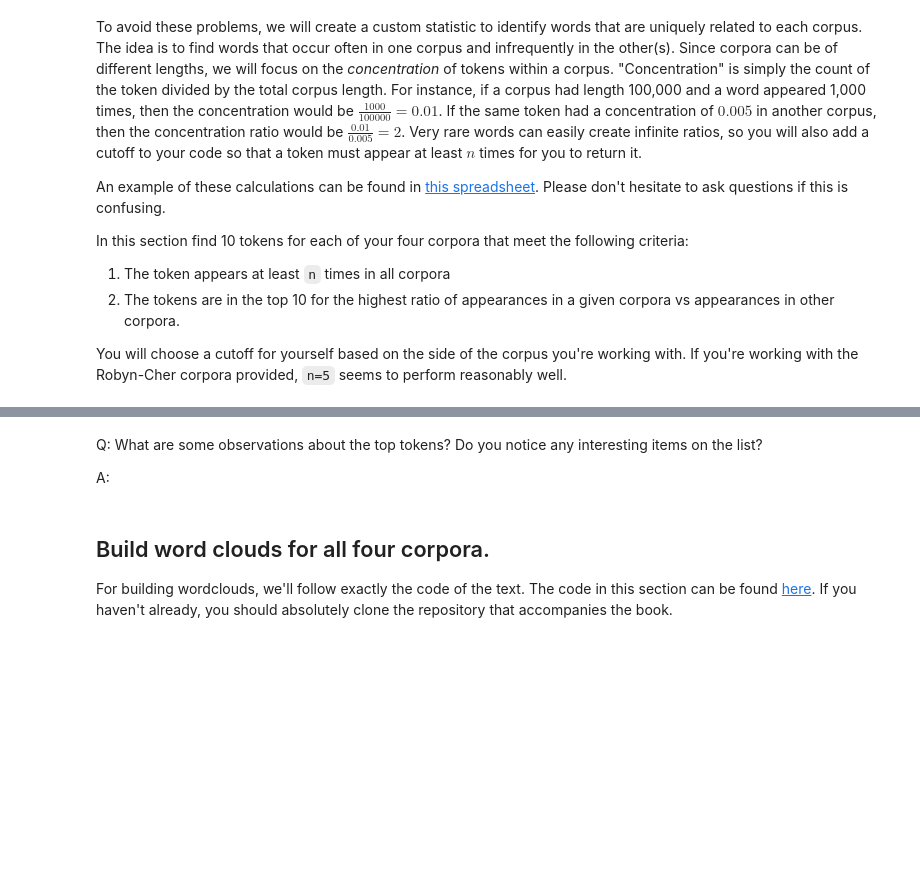
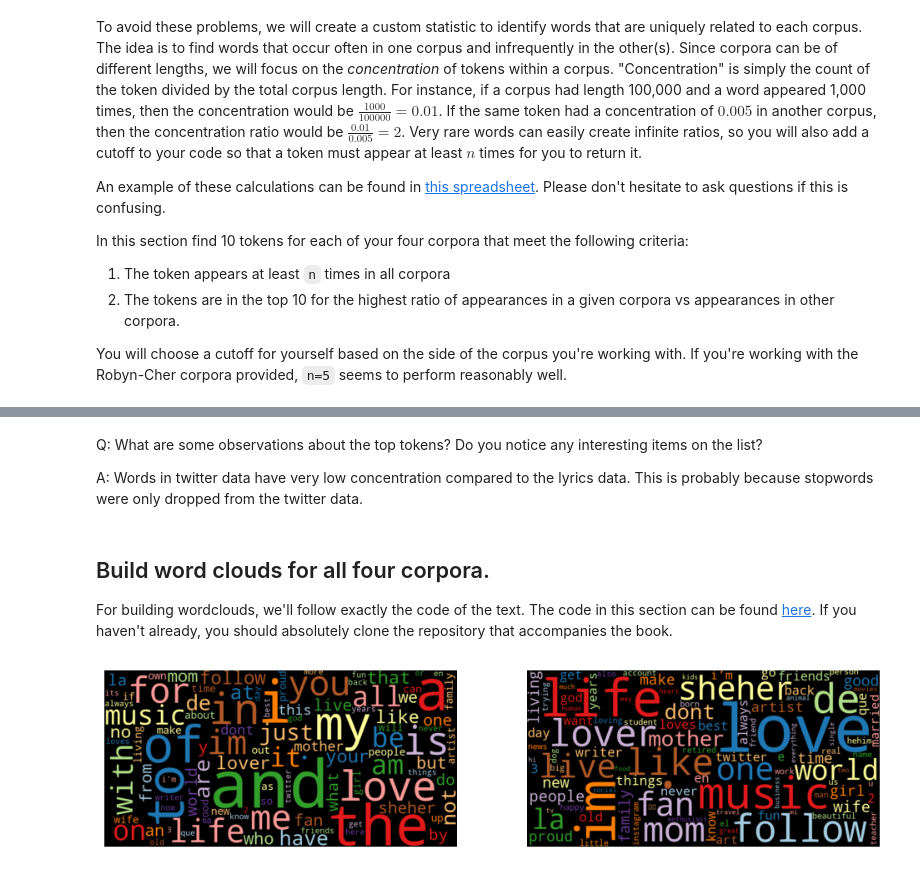
Before and after one commit to GonBla/Assign3_509_MADS, a Jupyter notebook: Group Comparison.ipynb, the cells around one changed output, grey strips where cells are left out. Drawn from its saved outputs; the diff is of its cells as text; code cells hidden in the pictures; blank space fills up the shorter version.

```diff
--- a/Group Comparison.ipynb
+++ b/Group Comparison.ipynb
@@ -45,7 +53,7 @@ punctuation = set(punctuation) # speeds up comparison
 tw_punct = punctuation - {"#"}
 
 # Stopwords
-sw = stopwords.words("english")
+sw = set(stopwords.words("english"))
 
 # Two useful regex
 whitespace_pattern = re.compile(r"\s+")
@@ -103,11 +111,15 @@ def contains_emoji(s):
 
 def remove_stop(tokens) :
     # modify this function to remove stopwords
-    tokens = [word for word in tokens if word not in stopwords]
-    return(tokens)
+    tokens2 = [word for word in tokens if word not in sw]
+    return(tokens2)
 
 def remove_punctuation(text, punct_set=tw_punct) :
-    return("".join([ch for ch in text if ch not in punct_set]))
+    return(''.join([ch for ch in text if ch not in punct_set]))
+
+def remove_punctuation_not_emoji(text, punct_set=tw_punct):
+    return ''.join([ch for ch in text if ch not in punct_set or contains_emoji(ch)])
+
 
 def tokenize(text) :
     """ Splitting on whitespace rather than the book's tokenize function. That
@@ -115,7 +127,7 @@ def tokenize(text) :
 
     # modify this function to return tokens
     tokens = text.split()
-    return(text)
+    return(tokens)
 
 def prepare(text, pipeline) :
     tokens = str(text)
@@ -209,12 +232,15 @@ Removal of stopwords is up to you. Your descriptive statistic comparison will be
 
 Removing stopwords seems sensible for the Twitter description data. Remember to leave in emojis and hashtags, since you analyze those.
 # %%
+# The lyrics do not have the song name at the beginning because the first 4 lines are not considered in the data ingestion.
 # apply the `pipeline` techniques from BTAP Ch 1 or 5
 
-my_pipeline = [str.lower, remove_punctuation, tokenize, remove_stop]
+my_pipeline =  [str.lower, remove_punctuation, tokenize, remove_stop]
 
 lyrics_data["tokens"] = lyrics_data["lyrics"].apply(prepare,pipeline=my_pipeline)
 lyrics_data["num_tokens"] = lyrics_data["tokens"].map(len)
 
-twitter_data["tokens"] = twitter_data["description"].apply(prepare,pipeline=my_pipeline)
+my_pipeline2 = [str.lower, remove_punctuation_not_emoji, tokenize]
+
+twitter_data["tokens"] = twitter_data["description"].apply(prepare,pipeline=my_pipeline2)
 twitter_data["num_tokens"] = twitter_data["tokens"].map(len)
@@ -258,7 +461,7 @@ You will choose a cutoff for yourself based on the side of the corpus you're wor
 # %% [markdown]
 Q: What are some observations about the top tokens? Do you notice any interesting items on the list?
 
-A:
+A: Words in twitter data have very low concentration compared to the lyrics data. This is probably because stopwords were only dropped from the twitter data.
 # %% [markdown]
 ## Build word clouds for all four corpora.
 
@@ -307,3 +510,13 @@ def count_words(df, column='tokens', preprocess=None, min_freq=2):
     freq_df.index.name = 'token'
 
     return freq_df.sort_values('freq', ascending=False)
+# %%
+data= twitter_data[twitter_data['artist'] == 'cher'].dropna(subset=['description'])
+freq_2015_df = count_words(data)
+plt.figure(figsize=(12,4))
+plt.subplot(1,2,1)###
+wordcloud(freq_2015_df['freq'], max_words=100)
+plt.subplot(1,2,2)###
+wordcloud(freq_2015_df['freq'], max_words=100, stopwords=sw)
+# %% [output]
+[figure, added]
```
Also changed, not shown: parts of 23 cells of this notebook.
